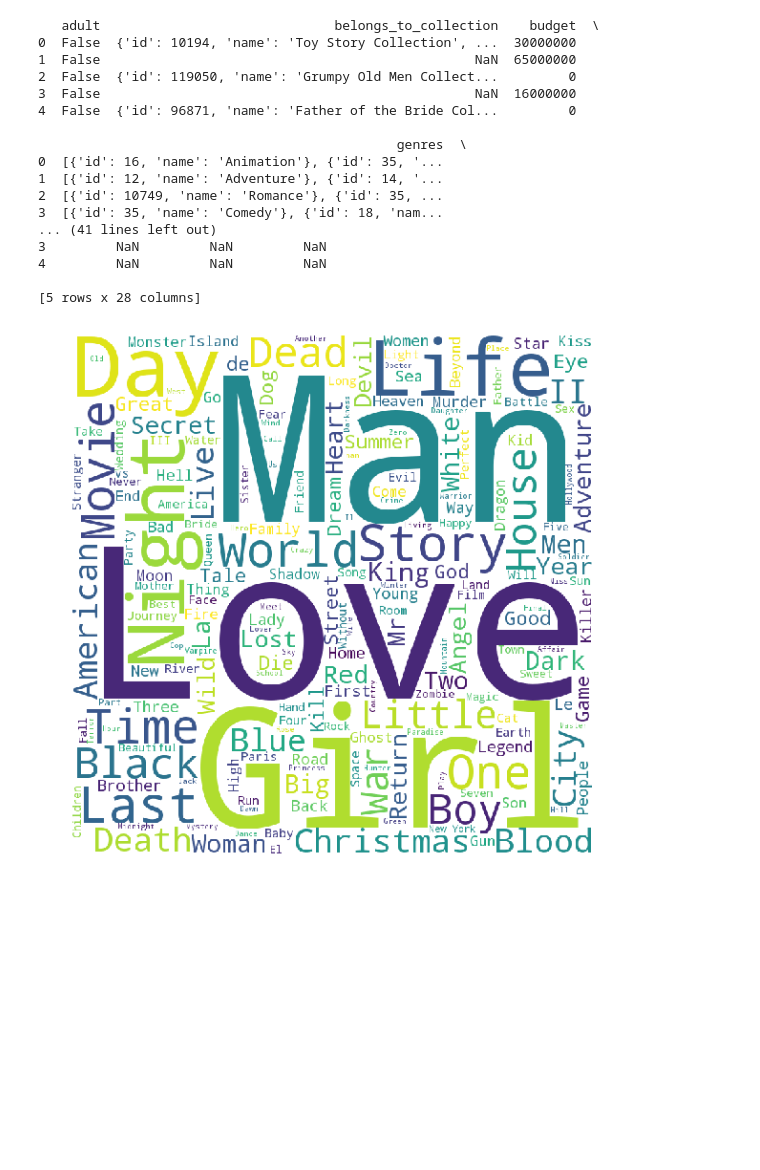
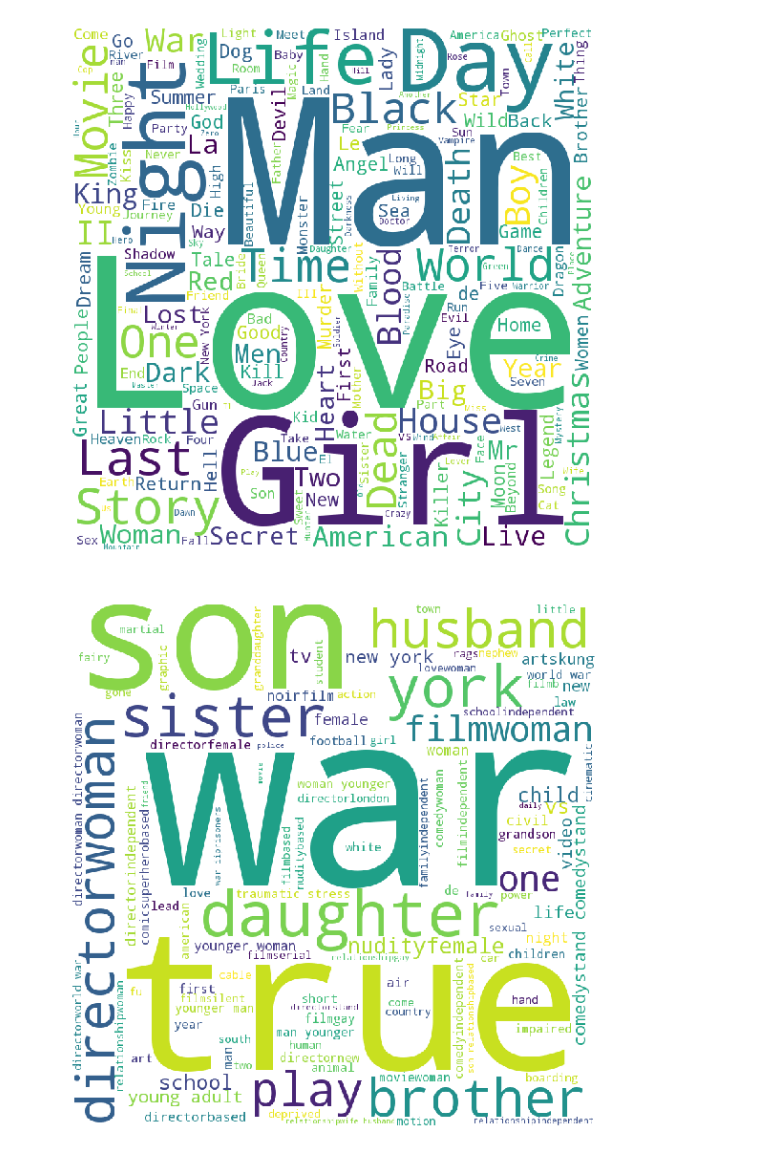
Before and after one commit to rasya-ramesh/DA-2018, a Jupyter notebook: wordcloud.ipynb, the cells around one changed output. Cells and saved outputs as stored; diff of their text form; code cells hidden in the pictures; blank space fills up the shorter version.

```diff
--- a/wordcloud.ipynb
+++ b/wordcloud.ipynb
@@ -1,41 +1,56 @@
 # %%
 import pandas as pd
 from wordcloud import WordCloud, STOPWORDS
 import matplotlib.pyplot as plt
+from ast import literal_eval
 
+def convert(keywords):
+    temp = ""
+    temp_series = keywords['keywords']
+    for item in temp_series:
+        if type(item) != type(str()):
+            continue
+        try:
+            t = literal_eval(item)
+        except:
+            print(type(item))
+            continue
+        if type(t)!=type([]):
+            continue
+        for i in t:
+            temp = temp + i['name']
+
+    return temp
 pd.set_option('display.max_colwidth', 50)
 
 df = pd.read_csv('the-movies-dataset/movies_metadata.csv')
+keywords = pd.read_csv('the-movies-dataset/keywords.csv')
 
-#Creating word cloud for title:
+# Creating word cloud for title:
 df['title'] = df['title'].astype(str)
 title = ' '.join(df['title'])
 wordcloud = WordCloud(width = 800, height = 800,
                 background_color ='white',
                 stopwords = set(STOPWORDS),
                 min_font_size = 10).generate(title)
 plt.figure(figsize = (8, 8), facecolor = None)
 plt.imshow(wordcloud)
 plt.axis("off")
 plt.tight_layout(pad = 0)
+plt.show()
 
+# Creating word cloud for keywords:
+string = convert(keywords)
+
+wordcloud_key = WordCloud(width = 800, height = 800,
+                background_color ='white',
+                stopwords = set(STOPWORDS),
+                min_font_size = 10).generate(string)
+plt.figure(figsize = (8, 8), facecolor = None)
+plt.imshow(wordcloud_key)
+plt.axis("off")
+plt.tight_layout(pad = 0)
 plt.show()
 # %% [output]
-   adult                              belongs_to_collection    budget  \
-0  False  {'id': 10194, 'name': 'Toy Story Collection', ...  30000000
-1  False                                                NaN  65000000
-2  False  {'id': 119050, 'name': 'Grumpy Old Men Collect...         0
-3  False                                                NaN  16000000
-4  False  {'id': 96871, 'name': 'Father of the Bride Col...         0
-
-                                              genres  \
-0  [{'id': 16, 'name': 'Animation'}, {'id': 35, '...
-1  [{'id': 12, 'name': 'Adventure'}, {'id': 14, '...
-2  [{'id': 10749, 'name': 'Romance'}, {'id': 35, ...
-3  [{'id': 35, 'name': 'Comedy'}, {'id': 18, 'nam...
-... (41 lines left out)
-3         NaN         NaN         NaN
-4         NaN         NaN         NaN
-
-[5 rows x 28 columns]
-[figure, old version]
+[figure, new version]
+[figure, added]
```
